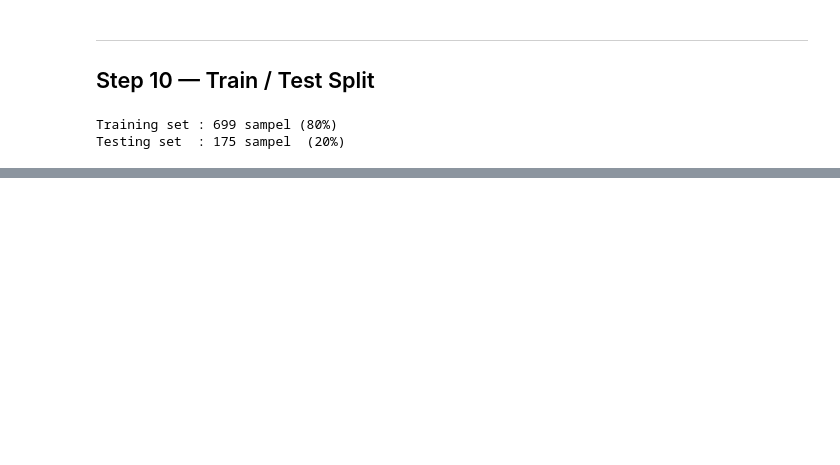
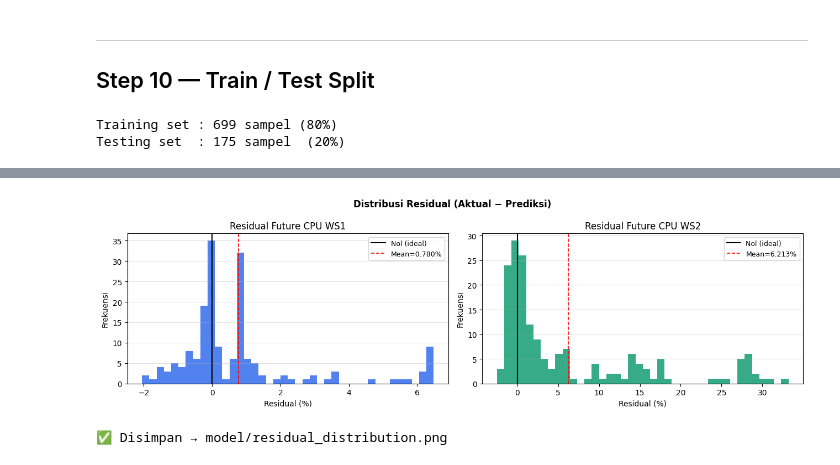
Before and after one commit to Dcrezztopia/Load-Balancing-Berbasis-AI, a Jupyter notebook: xgboost_load_balancer.ipynb, the cells around one changed output, grey strips where cells are left out. Saved outputs shown, nothing was run; the diff lists cells and outputs as text; code cells hidden in the pictures; blank space fills up the shorter version.

```diff
--- a/xgboost_load_balancer.ipynb
+++ b/xgboost_load_balancer.ipynb
@@ -680,0 +687,30 @@ print('✅ Disimpan ke model/confusion_matrix.png')
+# %%
+# ── Plot 2: Residual (error) distribution per target
+residual_ws1 = y_true_ws1 - y_pred_ws1
+residual_ws2 = y_true_ws2 - y_pred_ws2
+
+fig, axes = plt.subplots(1, 2, figsize=(13, 4))
+fig.suptitle('Distribusi Residual (Aktual − Prediksi)', fontweight='bold')
+
+for ax, res, label, color in zip(
+    axes,
+    [residual_ws1, residual_ws2],
+    ['WS1', 'WS2'],
+    ['#2563EB', '#059669']
+):
+    ax.hist(res, bins=40, color=color, alpha=0.80, edgecolor='none')
+    ax.axvline(0,        color='black', lw=1.5, linestyle='-',  label='Nol (ideal)')
+    ax.axvline(res.mean(), color='red', lw=1.2, linestyle='--', label=f'Mean={res.mean():.3f}%')
+    ax.set_title(f'Residual Future CPU {label}')
+    ax.set_xlabel('Residual (%)')
+    ax.set_ylabel('Frekuensi')
+    ax.legend(fontsize=9)
+    ax.grid(axis='y', alpha=0.35)
+
+plt.tight_layout()
+plt.savefig('model/residual_distribution.png', dpi=150, bbox_inches='tight')
+plt.show()
+print('✅ Disimpan → model/residual_distribution.png')
+# %% [output]
+[figure, added]
+✅ Disimpan → model/residual_distribution.png
```
Also changed, not shown: parts of 29 cells of this notebook, 7 other files.
